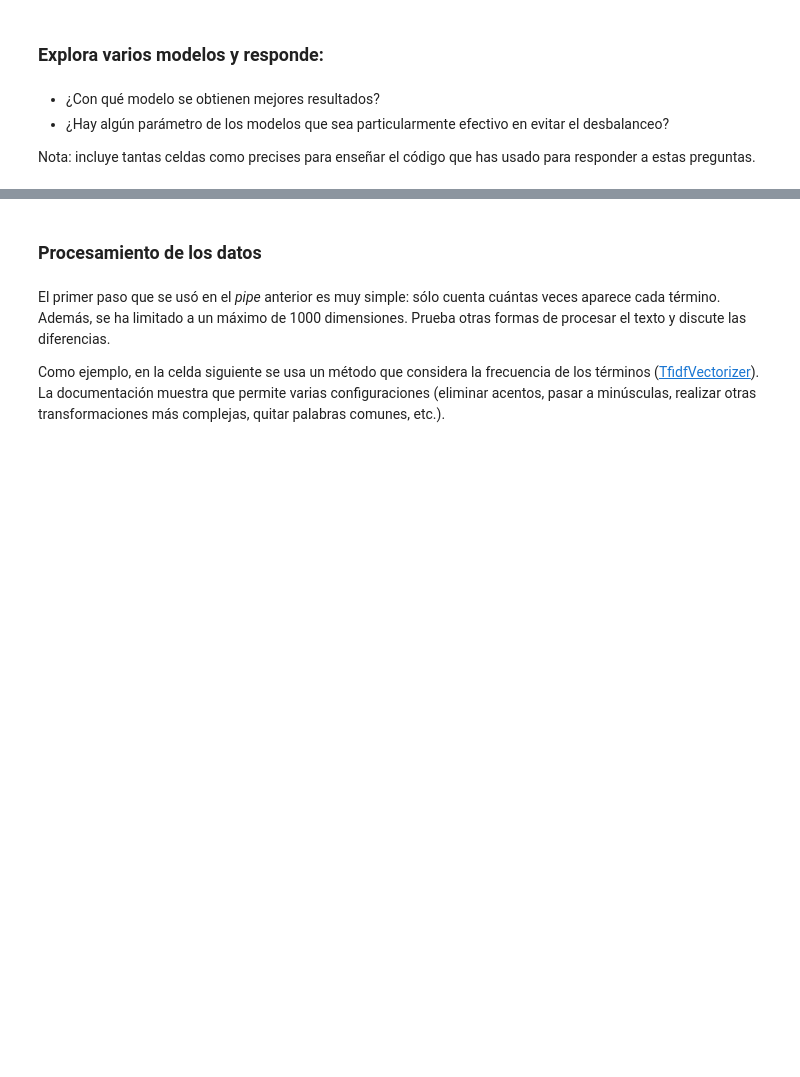
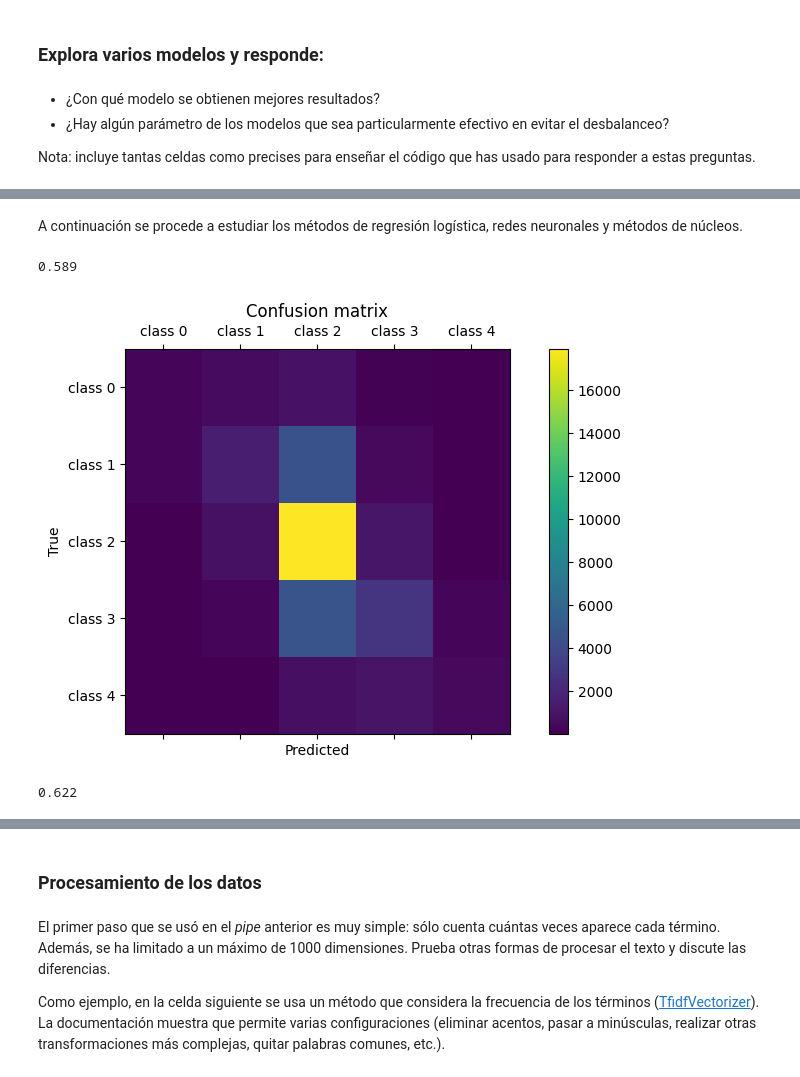
Before and after one commit to gborras10/MachineLearningProjects, a Jupyter notebook: assignements/assignment_3_clasificacion_textos/p4_03.ipynb, the cells around one changed output, grey strips where cells are left out. Cells and saved outputs as stored; diff of their text form; code cells hidden in the pictures; blank space fills up the shorter version.

```diff
--- a/assignements/assignment_3_clasificacion_textos/p4_03.ipynb
+++ b/assignements/assignment_3_clasificacion_textos/p4_03.ipynb
@@ -164,0 +182,29 @@ Nota: incluye tantas celdas como precises para enseñar el código que has usado
+# %% [markdown]
+A continuación se procede a estudiar los métodos de regresión logística, redes neuronales y métodos de núcleos.
+# %%
+log_reg = LogisticRegression(
+    max_iter=200,
+    solver="lbfgs"
+)
+
+pipe_logreg = make_pipeline(count_vectorizer, log_reg)
+get_accuracy(pipe_logreg)
+# %% [output]
+0.589
+# %%
+plot_confusion_matrix(pipe_logreg)
+# %% [output]
+[figure, added]
+# %%
+mlp = MLPClassifier(
+    hidden_layer_sizes=(100,),
+    activation="relu",
+    solver="adam",
+    max_iter=20,
+    random_state=0
+)
+
+pipe_mlp = make_pipeline(count_vectorizer, mlp)
+get_accuracy(pipe_mlp)
+# %% [output]
+0.622
```
Also changed, not shown: parts of 31 cells of this notebook.
